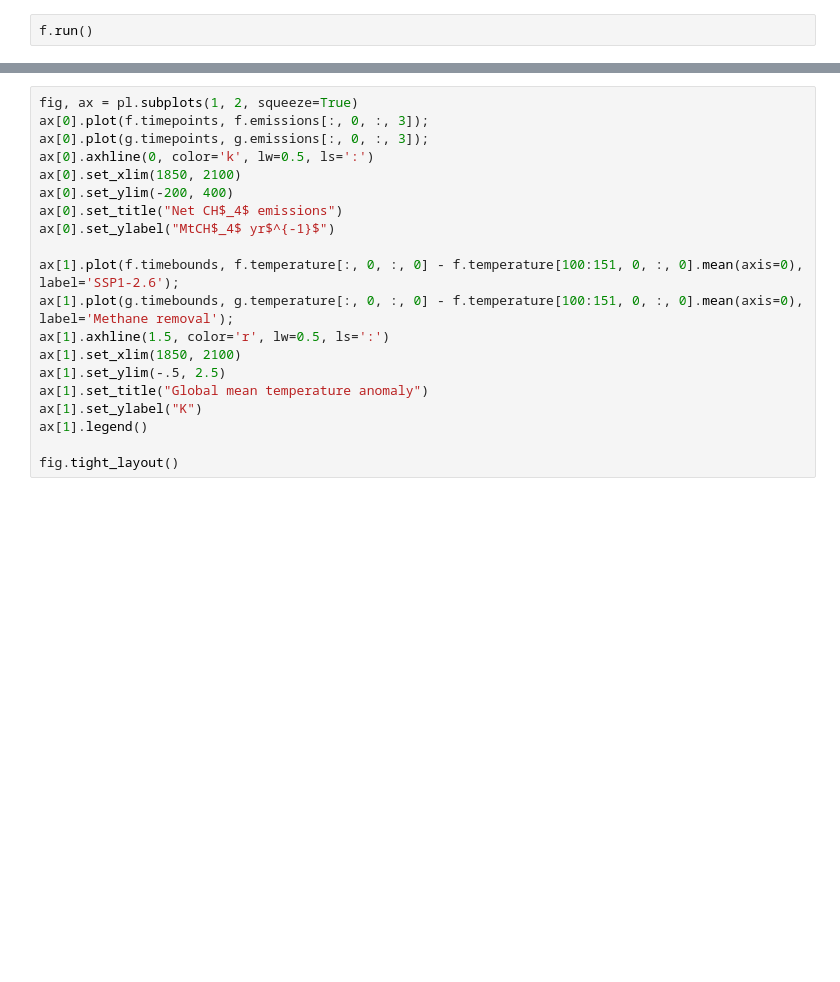
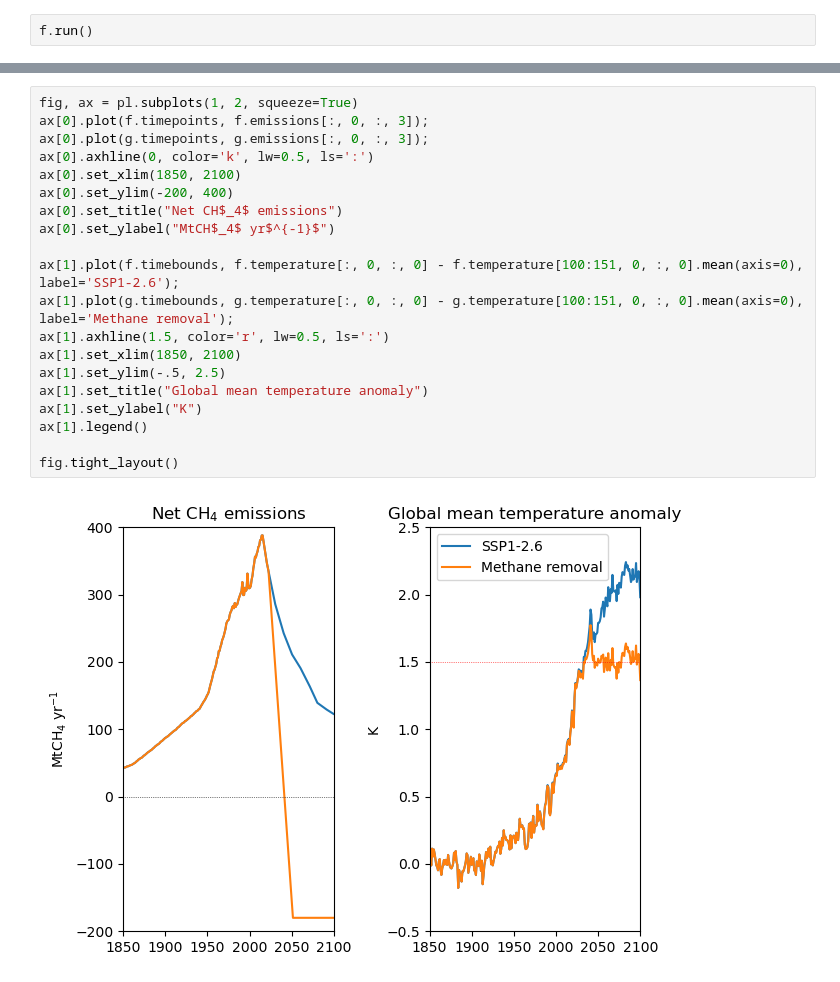
Before and after one commit to chrisroadmap/methane-mitigation, a Jupyter notebook: notebooks/ssp126-below-1.5C-one-config.ipynb, the cells around one changed output, grey strips where cells are left out. Cells and saved outputs as stored; diff of their text form; blank space fills up the shorter version.

```diff
--- a/notebooks/ssp126-below-1.5C-one-config.ipynb
+++ b/notebooks/ssp126-below-1.5C-one-config.ipynb
@@ -140,22 +164,24 @@ g.run()
 # %%
 fig, ax = pl.subplots(1, 2, squeeze=True)
 ax[0].plot(f.timepoints, f.emissions[:, 0, :, 3]);
 ax[0].plot(g.timepoints, g.emissions[:, 0, :, 3]);
 ax[0].axhline(0, color='k', lw=0.5, ls=':')
 ax[0].set_xlim(1850, 2100)
 ax[0].set_ylim(-200, 400)
 ax[0].set_title("Net CH$_4$ emissions")
 ax[0].set_ylabel("MtCH$_4$ yr$^{-1}$")
 
 ax[1].plot(f.timebounds, f.temperature[:, 0, :, 0] - f.temperature[100:151, 0, :, 0].mean(axis=0), label='SSP1-2.6');
-ax[1].plot(g.timebounds, g.temperature[:, 0, :, 0] - f.temperature[100:151, 0, :, 0].mean(axis=0), label='Methane removal');
+ax[1].plot(g.timebounds, g.temperature[:, 0, :, 0] - g.temperature[100:151, 0, :, 0].mean(axis=0), label='Methane removal');
 ax[1].axhline(1.5, color='r', lw=0.5, ls=':')
 ax[1].set_xlim(1850, 2100)
 ax[1].set_ylim(-.5, 2.5)
 ax[1].set_title("Global mean temperature anomaly")
 ax[1].set_ylabel("K")
 ax[1].legend()
 
 fig.tight_layout()
+# %% [output]
+[figure, added]
 # %%
 np.sum(g.emissions[:, 0, 0, 3] - f.emissions[:, 0, 0, 3])
```
Also changed, not shown: parts of 6 cells of this notebook, 1 other file.
